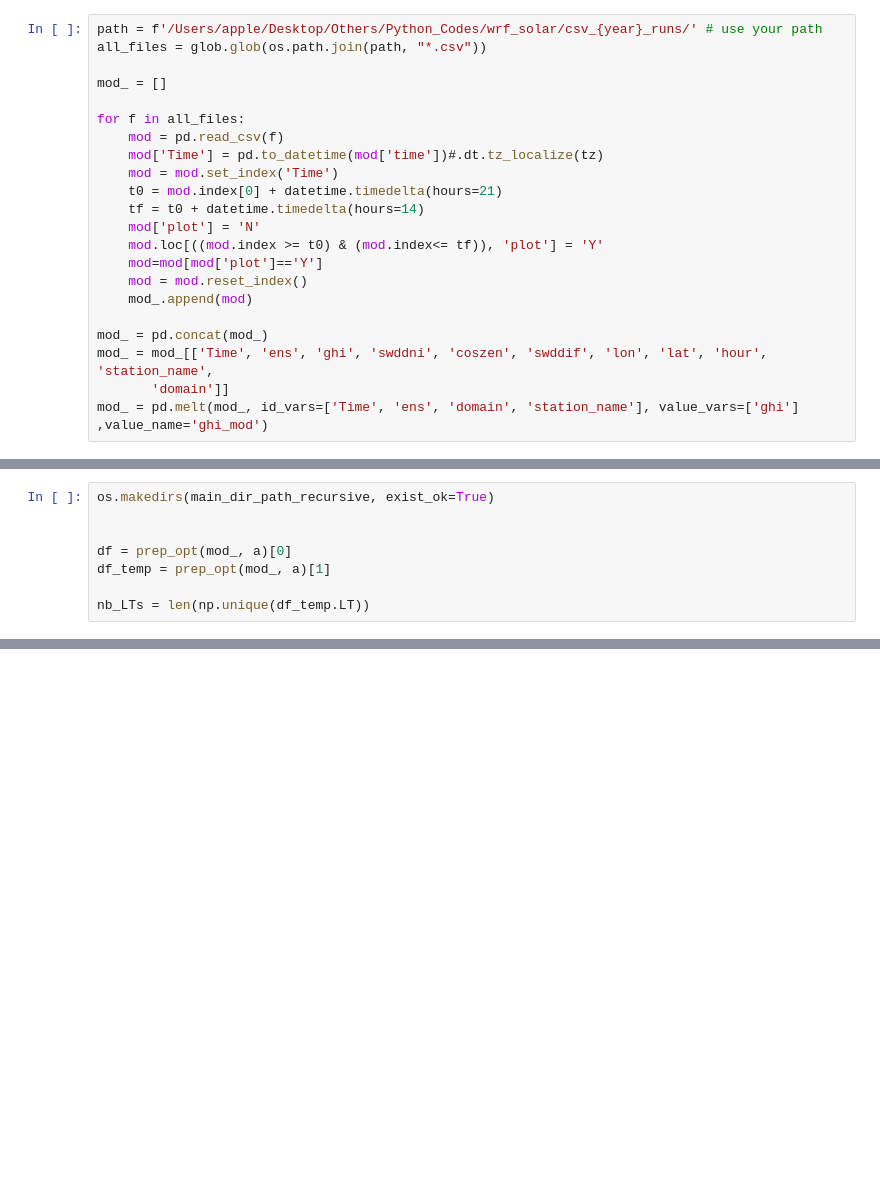
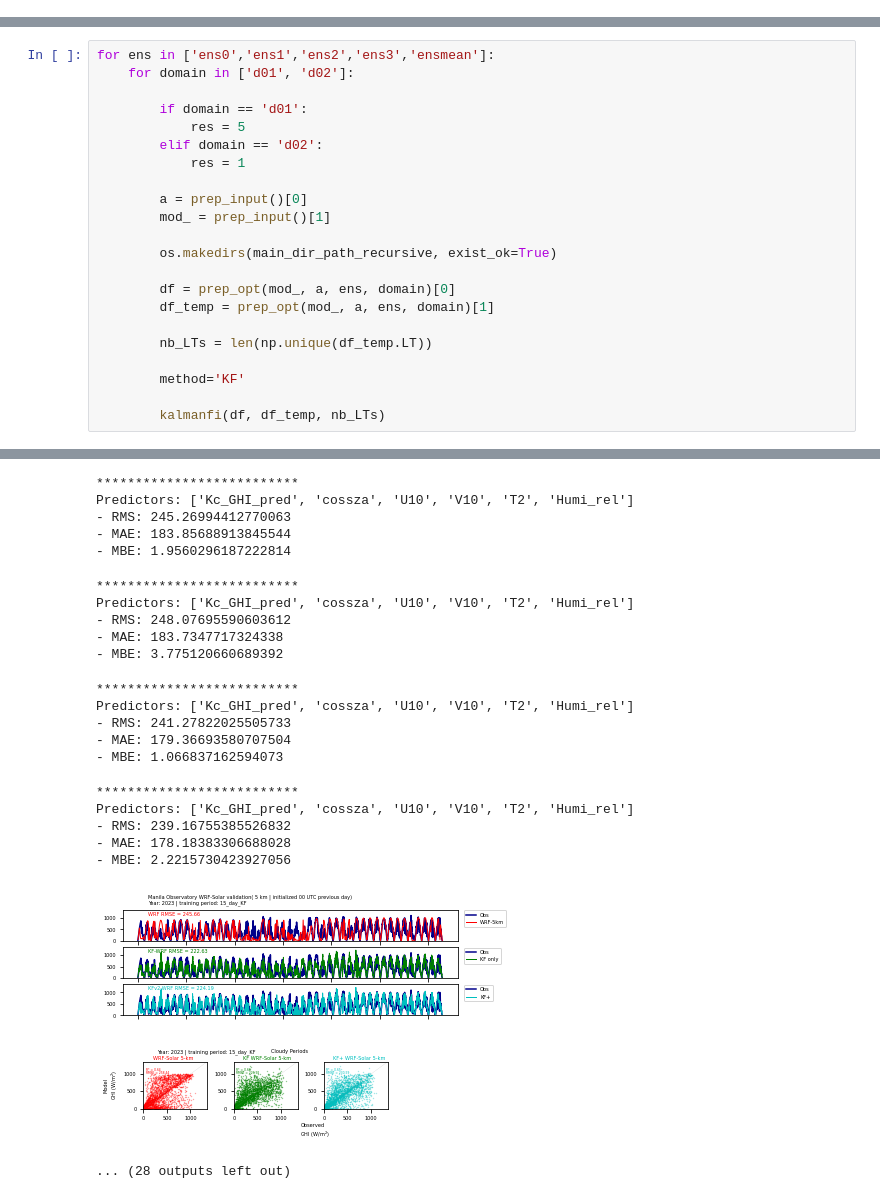
Before and after one commit to shanevisaga/kalman_filter_evaluation, a Jupyter notebook: 03_modified_kalman_filter.ipynb, the cells around one changed output, grey strips where cells are left out. Drawn from its saved outputs; the diff is of its cells as text; blank space fills up the shorter version.

```diff
--- a/03_modified_kalman_filter.ipynb
+++ b/03_modified_kalman_filter.ipynb
@@ -23,22 +10,0 @@ Index(['Unnamed: 0', 'Time', 'CMP22_Total_Solar', 'SPN1_Total_Solar',
-# %%
-path = f'/Users/apple/Desktop/Others/Python_Codes/wrf_solar/csv_{year}_runs/' # use your path
-all_files = glob.glob(os.path.join(path, "*.csv"))
-
-mod_ = []
-
-for f in all_files:
-    mod = pd.read_csv(f)
-    mod['Time'] = pd.to_datetime(mod['time'])#.dt.tz_localize(tz)
-    mod = mod.set_index('Time')
-    t0 = mod.index[0] + datetime.timedelta(hours=21)
-    tf = t0 + datetime.timedelta(hours=14)
-    mod['plot'] = 'N'
-    mod.loc[((mod.index >= t0) & (mod.index<= tf)), 'plot'] = 'Y'
-    mod=mod[mod['plot']=='Y']
-    mod = mod.reset_index()
-    mod_.append(mod)
-
-mod_ = pd.concat(mod_)
-mod_ = mod_[['Time', 'ens', 'ghi', 'swddni', 'coszen', 'swddif', 'lon', 'lat', 'hour', 'station_name',
-       'domain']]
-mod_ = pd.melt(mod_, id_vars=['Time', 'ens', 'domain', 'station_name'], value_vars=['ghi'] ,value_name='ghi_mod')
@@ -45,8 +246,23 @@ mod_ = pd.melt(mod_, id_vars=['Time', 'ens', 'domain', 'station_name'], value_va
 # %%
-os.makedirs(main_dir_path_recursive, exist_ok=True)
+for ens in ['ens0','ens1','ens2','ens3','ensmean']:
+    for domain in ['d01', 'd02']:
 
+        if domain == 'd01':
+            res = 5
+        elif domain == 'd02':
+            res = 1
 
-df = prep_opt(mod_, a)[0]
-df_temp = prep_opt(mod_, a)[1]
+        a = prep_input()[0]
+        mod_ = prep_input()[1]
 
-nb_LTs = len(np.unique(df_temp.LT))
+        os.makedirs(main_dir_path_recursive, exist_ok=True)
+
+        df = prep_opt(mod_, a, ens, domain)[0]
+        df_temp = prep_opt(mod_, a, ens, domain)[1]
+
+        nb_LTs = len(np.unique(df_temp.LT))
+
+        method='KF'
+
+        kalmanfi(df, df_temp, nb_LTs)
+# %% [output]
@@ -52,0 +299,23 @@ nb_LTs = len(np.unique(df_temp.LT))
+**************************
+Predictors: ['Kc_GHI_pred', 'cossza', 'U10', 'V10', 'T2', 'Humi_rel']
+- RMS: 245.26994412770063
+- MAE: 183.85688913845544
+- MBE: 1.9560296187222814
+**************************
+Predictors: ['Kc_GHI_pred', 'cossza', 'U10', 'V10', 'T2', 'Humi_rel']
+- RMS: 248.07695590603612
+- MAE: 183.7347717324338
+- MBE: 3.775120660689392
+**************************
+Predictors: ['Kc_GHI_pred', 'cossza', 'U10', 'V10', 'T2', 'Humi_rel']
+- RMS: 241.27822025505733
+- MAE: 179.36693580707504
+- MBE: 1.066837162594073
+**************************
+Predictors: ['Kc_GHI_pred', 'cossza', 'U10', 'V10', 'T2', 'Humi_rel']
+- RMS: 239.16755385526832
+- MAE: 178.18383306688028
+- MBE: 2.2215730423927056
+[figure, added]
+[figure, added]
+... (28 outputs left out)
```
Also changed, not shown: parts of 6 cells of this notebook, 3 other files.
